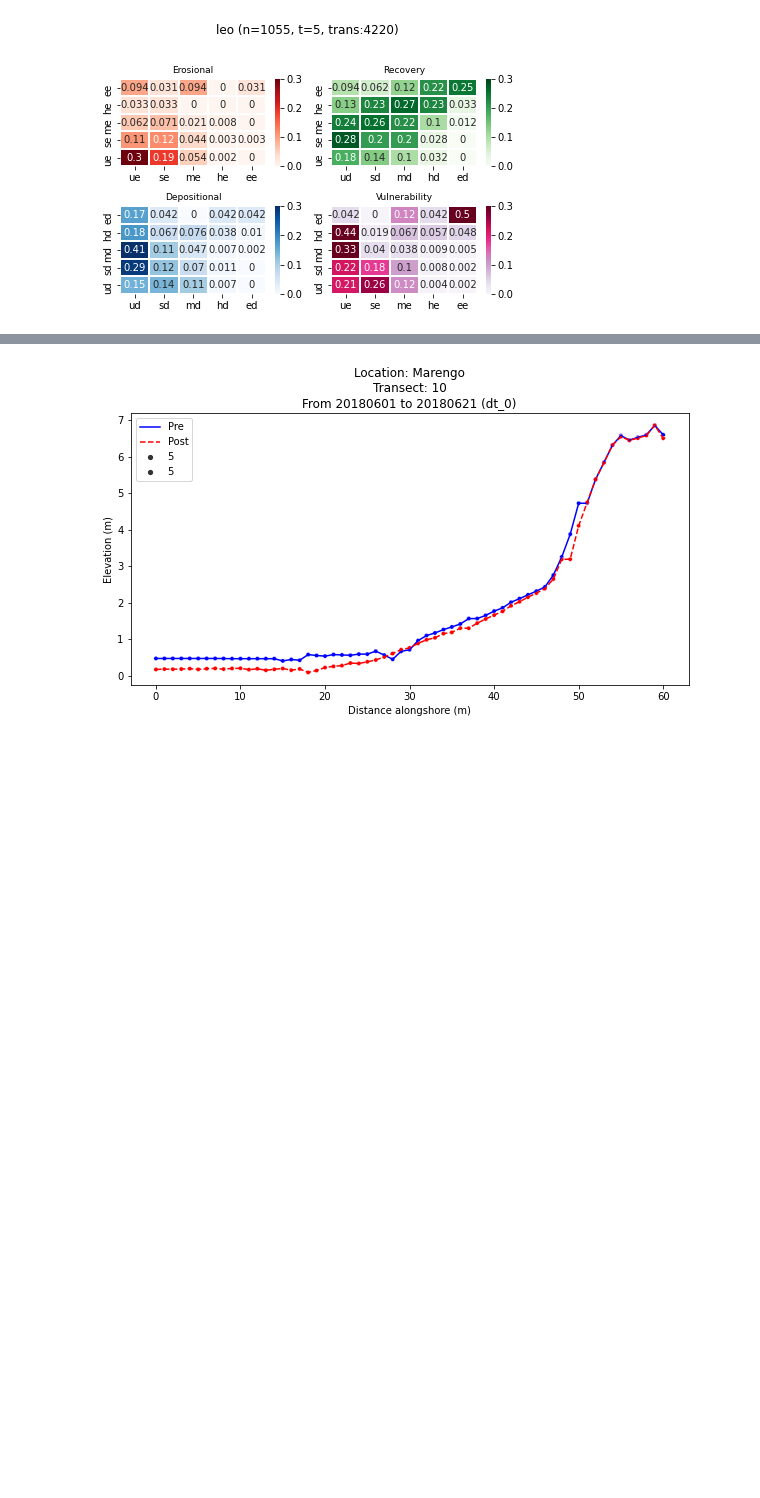
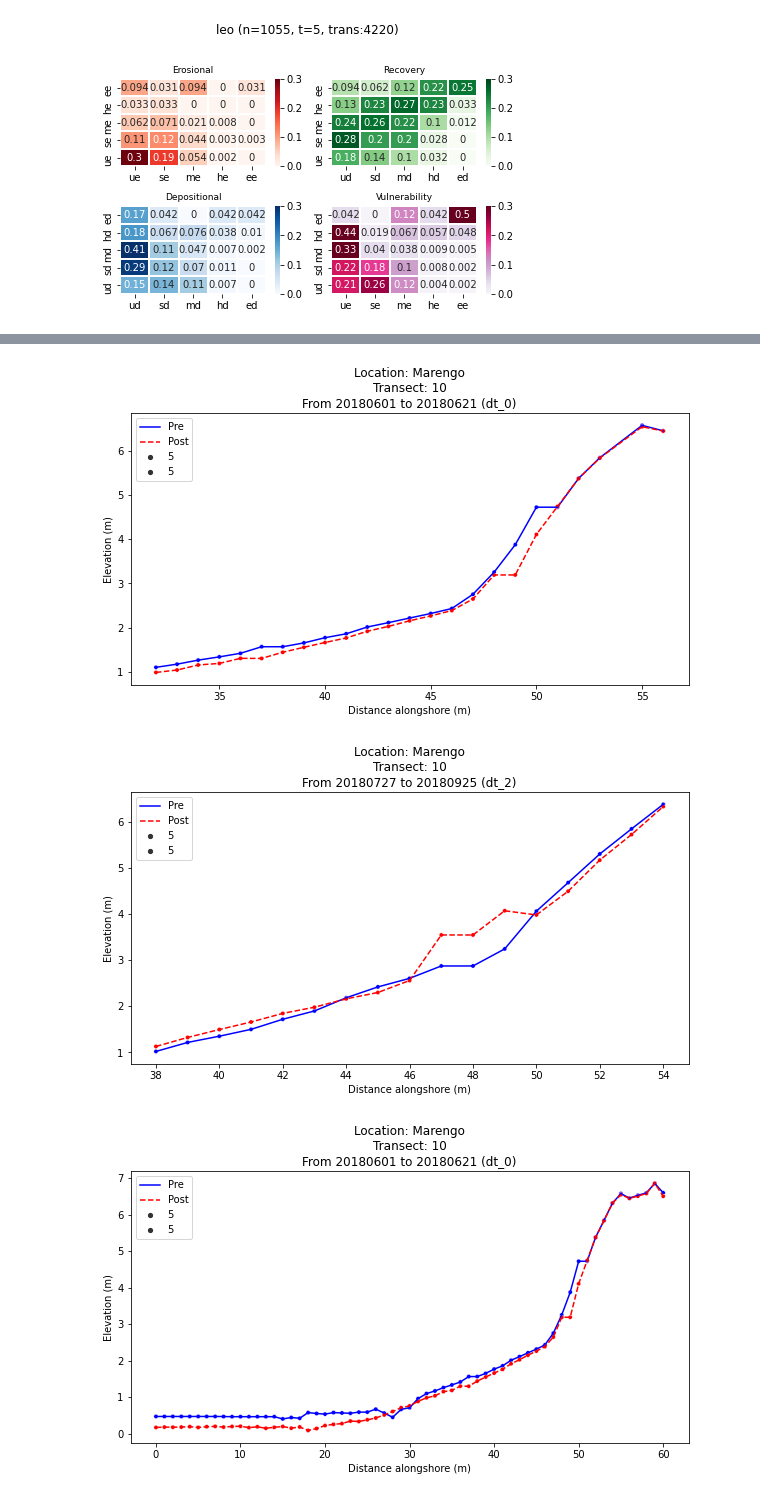
Before and after one commit to npucino/sandpyper, a Jupyter notebook: examples/Example_1_Profile_extraction-CLASS.ipynb, the cells around one changed output, grey strips where cells are left out. Drawn from its saved outputs; the diff is of its cells as text; code cells hidden in the pictures; blank space fills up the shorter version.

```diff
--- a/examples/Example_1_Profile_extraction-CLASS.ipynb
+++ b/examples/Example_1_Profile_extraction-CLASS.ipynb
@@ -684,3 +791,8 @@ colors_dict={"mar":'r',        # if you use multiple locations, then dictionary
+# %%
+plot_transects(D.dh_df, location='mar', tr_id=10, dt=['dt_0','dt_2'], details_df=D.dh_details)
+# %% [output]
+[figure, added]
+[figure, added]
 # %%
 D.plot_transects(location='mar', tr_id=10, dt=['dt_0','dt_2'])
 # %% [output]
```
Also changed, not shown: parts of 8 cells of this notebook, 1 other file.
